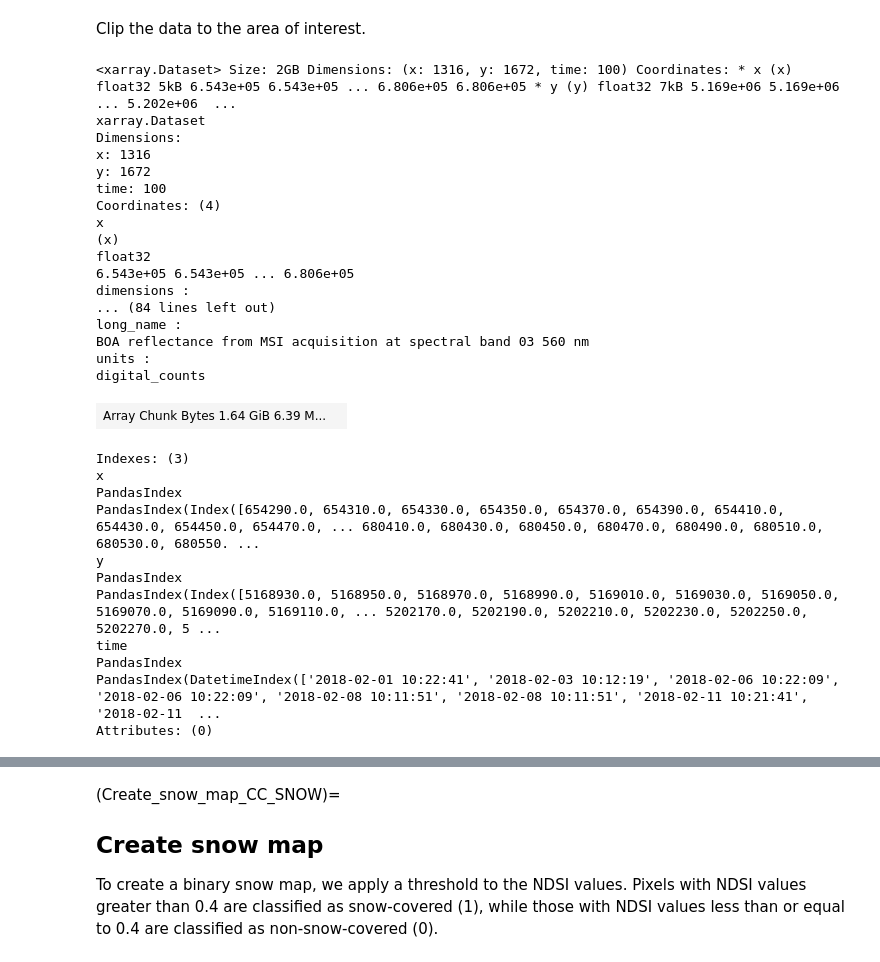
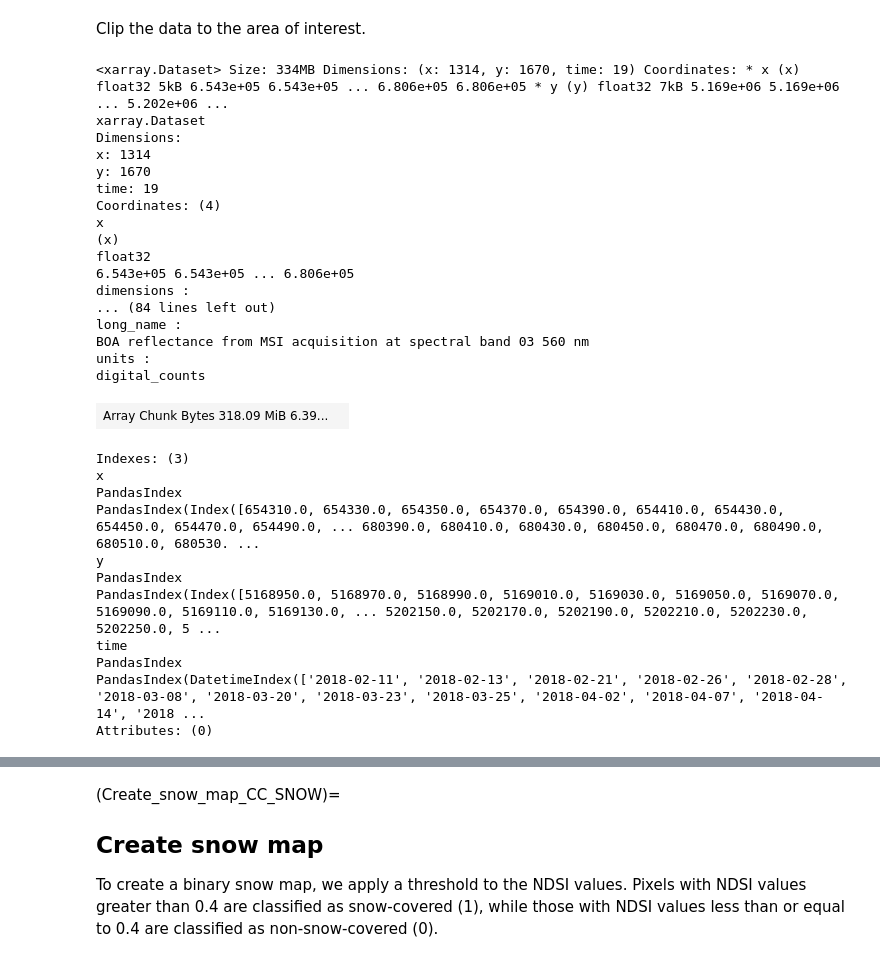
Before and after one commit to tinaok/eopf-sample-notebooks, a Jupyter notebook: notebooks/Sentinel-2/cc_snow_exercise_3.1.ipynb, the cells around one changed output, grey strips where cells are left out. Saved outputs shown, nothing was run; the diff lists cells and outputs as text; code cells hidden in the pictures.

```diff
--- a/notebooks/Sentinel-2/cc_snow_exercise_3.1.ipynb
+++ b/notebooks/Sentinel-2/cc_snow_exercise_3.1.ipynb
@@ -108,6 +108,7 @@ search = catalog.search(
     collections=["sentinel-2-l2a"],
     bbox=bbox,
     datetime="2018-02-01/2018-06-30",
+    query={"eo:cloud_cover": {"lt": 25}},
 )
 
 items = list(search.items())
@@ -170,5 +171,21 @@ scl = (
     .rio.write_crs("EPSG:32632")
 )
 
+def merge_by_day(ds):
+    # group by date, take maximum along the time dimension, and rename back to time
+    return (
+        ds.groupby("time.date")
+        .max("time")
+        .rename({"date": "time"})
+    )
+
+scl = merge_by_day(scl)
+b03 = merge_by_day(b03)
+b11 = merge_by_day(b11)
+
+scl = scl.assign_coords(time=scl.time.astype("datetime64[ns]"))
+b03 = b03.assign_coords(time=b03.time.astype("datetime64[ns]"))
+b11 = b11.assign_coords(time=b11.time.astype("datetime64[ns]"))
+
 scl
 # %% [output]
@@ -206,50 +223,42 @@ Clip the data to the area of interest.
 # %%
 catchment_outline = catchment_outline.to_crs("EPSG:32632")
 
-bounds = catchment_outline.total_bounds
-
-b03_clipped = b03.rio.clip_box(
-    minx=bounds[0], miny=bounds[1], maxx=bounds[2], maxy=bounds[3]
-)
-
-b11_clipped = b11.rio.clip_box(
-    minx=bounds[0], miny=bounds[1], maxx=bounds[2], maxy=bounds[3]
-)
-
-scl_clipped = scl.rio.clip_box(
-    minx=bounds[0], miny=bounds[1], maxx=bounds[2], maxy=bounds[3]
-)
+geoms = catchment_outline.geometry.values  # or `.geometry`
+crs = catchment_outline.crs
+b03_clipped = b03.rio.clip(geoms, crs, drop=True)
+b11_clipped = b11.rio.clip(geoms, crs, drop=True)
+scl_clipped = scl.rio.clip(geoms, crs, drop=True)
 
 b03_clipped
 # %% [output]
-<xarray.Dataset> Size: 2GB Dimensions: (x: 1316, y: 1672, time: 100) Coordinates: * x (x) float32 5kB 6.543e+05 6.543e+05 ... 6.806e+05 6.806e+05 * y (y) float32 7kB 5.169e+06 5.169e+06 ... 5.202e+06  ...
+<xarray.Dataset> Size: 334MB Dimensions: (x: 1314, y: 1670, time: 19) Coordinates: * x (x) float32 5kB 6.543e+05 6.543e+05 ... 6.806e+05 6.806e+05 * y (y) float32 7kB 5.169e+06 5.169e+06 ... 5.202e+06 ...
 xarray.Dataset
 Dimensions:
-x: 1316
-y: 1672
-time: 100
+x: 1314
+y: 1670
+time: 19
 Coordinates: (4)
 x
 (x)
 float32
 6.543e+05 6.543e+05 ... 6.806e+05
 dimensions :
 ... (84 lines left out)
 long_name :
 BOA reflectance from MSI acquisition at spectral band 03 560 nm
 units :
 digital_counts
-| Array Chunk Bytes 1.64 GiB 6.39 M... |  |
+| Array Chunk Bytes 318.09 MiB 6.39... |  |
 Indexes: (3)
 x
 PandasIndex
-PandasIndex(Index([654290.0, 654310.0, 654330.0, 654350.0, 654370.0, 654390.0, 654410.0, 654430.0, 654450.0, 654470.0, ... 680410.0, 680430.0, 680450.0, 680470.0, 680490.0, 680510.0, 680530.0, 680550. ...
+PandasIndex(Index([654310.0, 654330.0, 654350.0, 654370.0, 654390.0, 654410.0, 654430.0, 654450.0, 654470.0, 654490.0, ... 680390.0, 680410.0, 680430.0, 680450.0, 680470.0, 680490.0, 680510.0, 680530. ...
 y
 PandasIndex
-PandasIndex(Index([5168930.0, 5168950.0, 5168970.0, 5168990.0, 5169010.0, 5169030.0, 5169050.0, 5169070.0, 5169090.0, 5169110.0, ... 5202170.0, 5202190.0, 5202210.0, 5202230.0, 5202250.0, 5202270.0, 5 ...
+PandasIndex(Index([5168950.0, 5168970.0, 5168990.0, 5169010.0, 5169030.0, 5169050.0, 5169070.0, 5169090.0, 5169110.0, 5169130.0, ... 5202150.0, 5202170.0, 5202190.0, 5202210.0, 5202230.0, 5202250.0, 5 ...
 time
 PandasIndex
-PandasIndex(DatetimeIndex(['2018-02-01 10:22:41', '2018-02-03 10:12:19', '2018-02-06 10:22:09', '2018-02-06 10:22:09', '2018-02-08 10:11:51', '2018-02-08 10:11:51', '2018-02-11 10:21:41', '2018-02-11  ...
+PandasIndex(DatetimeIndex(['2018-02-11', '2018-02-13', '2018-02-21', '2018-02-26', '2018-02-28', '2018-03-08', '2018-03-20', '2018-03-23', '2018-03-25', '2018-04-02', '2018-04-07', '2018-04-14', '2018 ...
 Attributes: (0)
 # %% [markdown]
 (Calculate_Normalized_Difference_Snow_Index_CC_SNOW)=
```
Also changed, not shown: parts of 10 cells of this notebook, 2 other files.
